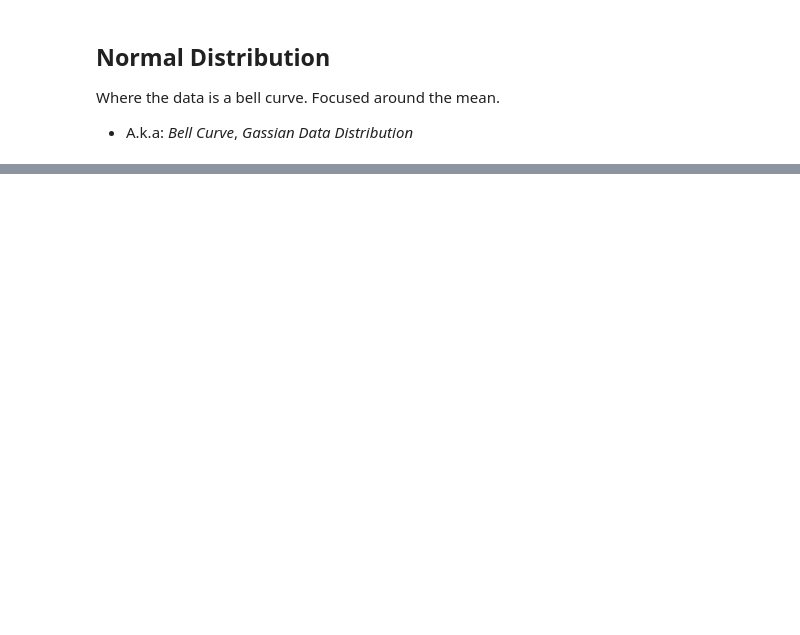
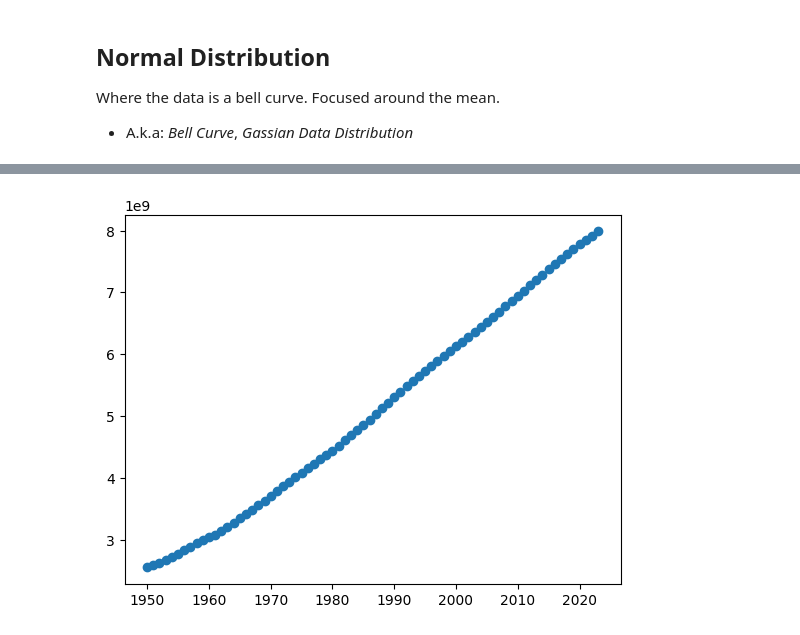
Before and after one commit to shanemarvinmay/ml-course, a Jupyter notebook: self-study/w3schools-ml-course/w3schools_ml_course.ipynb, the cells around one changed output, grey strips where cells are left out. Saved outputs shown, nothing was run; the diff lists cells and outputs as text; code cells hidden in the pictures; blank space fills up the shorter version.

```diff
--- a/self-study/w3schools-ml-course/w3schools_ml_course.ipynb
+++ b/self-study/w3schools-ml-course/w3schools_ml_course.ipynb
@@ -158,0 +163,9 @@ plt.show()
+# %%
+# cwd = ml-course/self-study/w3schools-ml-course
+world_pop_df = pd.read_csv('../../population_world.csv')
+world_pop_df.rename(columns={'World': 'world', 'Years': 'year'}, inplace=True)
+world_pop_df['year'] = pd.to_numeric(world_pop_df['year'], errors='coerce')
+world_pop_df = world_pop_df[world_pop_df['year'] < 2024]
+print(f"row, cols:{world_pop_df.shape}")
+print(f"col names:{world_pop_df.columns}")
+world_pop_df.head()
@@ -158,0 +200,5 @@ plt.show()
+# %%
+plt.scatter(world_pop_df['year'], world_pop_df['world'])
+plt.show()
+# %% [output]
+[figure, added]
```
Also changed, not shown: parts of 13 cells of this notebook, 2 other files.
